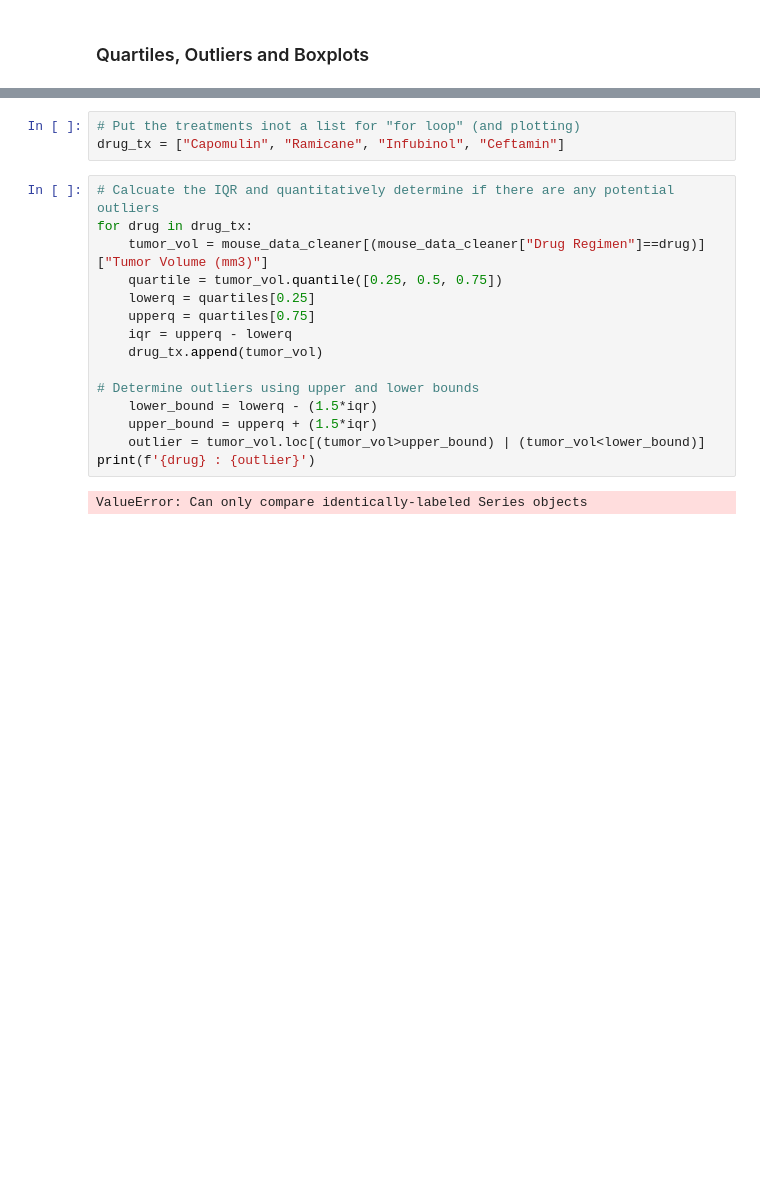
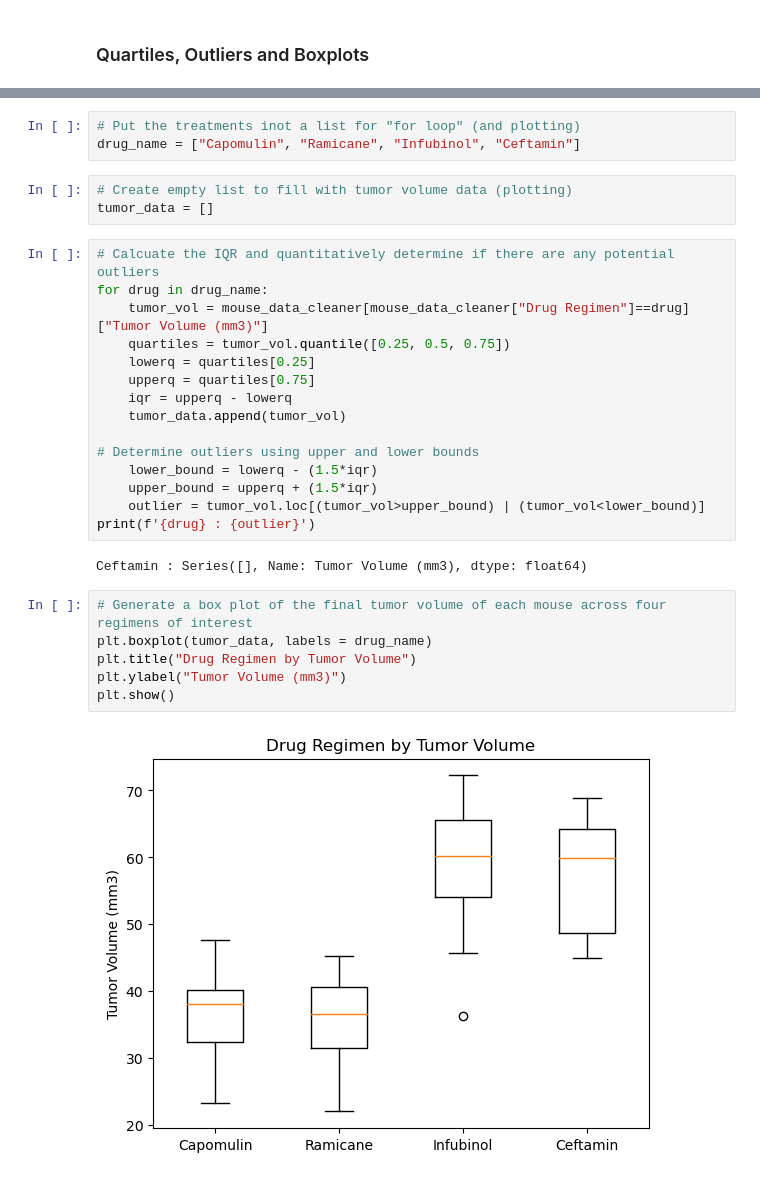
Before and after one commit to mychele-larson/mathplotlib-challenge, a Jupyter notebook: Pymaceuticals/matplotlib-homework.ipynb, the cells around one changed output, grey strips where cells are left out. Cells and saved outputs as stored; diff of their text form; blank space fills up the shorter version.

```diff
--- a/Pymaceuticals/matplotlib-homework.ipynb
+++ b/Pymaceuticals/matplotlib-homework.ipynb
@@ -203,16 +202,19 @@ mouse_data_cleaner.head()
 | 4 | a444 | 45 | 43.047543 | 0 | Ramicane | Female | 10 | ... |
 # %%
 # Put the treatments inot a list for "for loop" (and plotting)
-drug_tx = ["Capomulin", "Ramicane", "Infubinol", "Ceftamin"]
+drug_name = ["Capomulin", "Ramicane", "Infubinol", "Ceftamin"]
+# %%
+# Create empty list to fill with tumor volume data (plotting)
+tumor_data = []
 # %%
 # Calcuate the IQR and quantitatively determine if there are any potential outliers
-for drug in drug_tx:
-    tumor_vol = mouse_data_cleaner[(mouse_data_cleaner["Drug Regimen"]==drug)]["Tumor Volume (mm3)"]
-    quartile = tumor_vol.quantile([0.25, 0.5, 0.75])
+for drug in drug_name:
+    tumor_vol = mouse_data_cleaner[mouse_data_cleaner["Drug Regimen"]==drug]["Tumor Volume (mm3)"]
+    quartiles = tumor_vol.quantile([0.25, 0.5, 0.75])
     lowerq = quartiles[0.25]
     upperq = quartiles[0.75]
     iqr = upperq - lowerq
-    drug_tx.append(tumor_vol)
+    tumor_data.append(tumor_vol)
 
 # Determine outliers using upper and lower bounds
     lower_bound = lowerq - (1.5*iqr)
@@ -220,4 +222,12 @@ for drug in drug_tx:
     outlier = tumor_vol.loc[(tumor_vol>upper_bound) | (tumor_vol<lower_bound)]
 print(f'{drug} : {outlier}')
 # %% [output]
-ValueError: Can only compare identically-labeled Series objects
+Ceftamin : Series([], Name: Tumor Volume (mm3), dtype: float64)
+# %%
+# Generate a box plot of the final tumor volume of each mouse across four regimens of interest
+plt.boxplot(tumor_data, labels = drug_name)
+plt.title("Drug Regimen by Tumor Volume")
+plt.ylabel("Tumor Volume (mm3)")
+plt.show()
+# %% [output]
+[figure, added]
```
Also changed, not shown: parts of 7 cells of this notebook, 1 other file.
